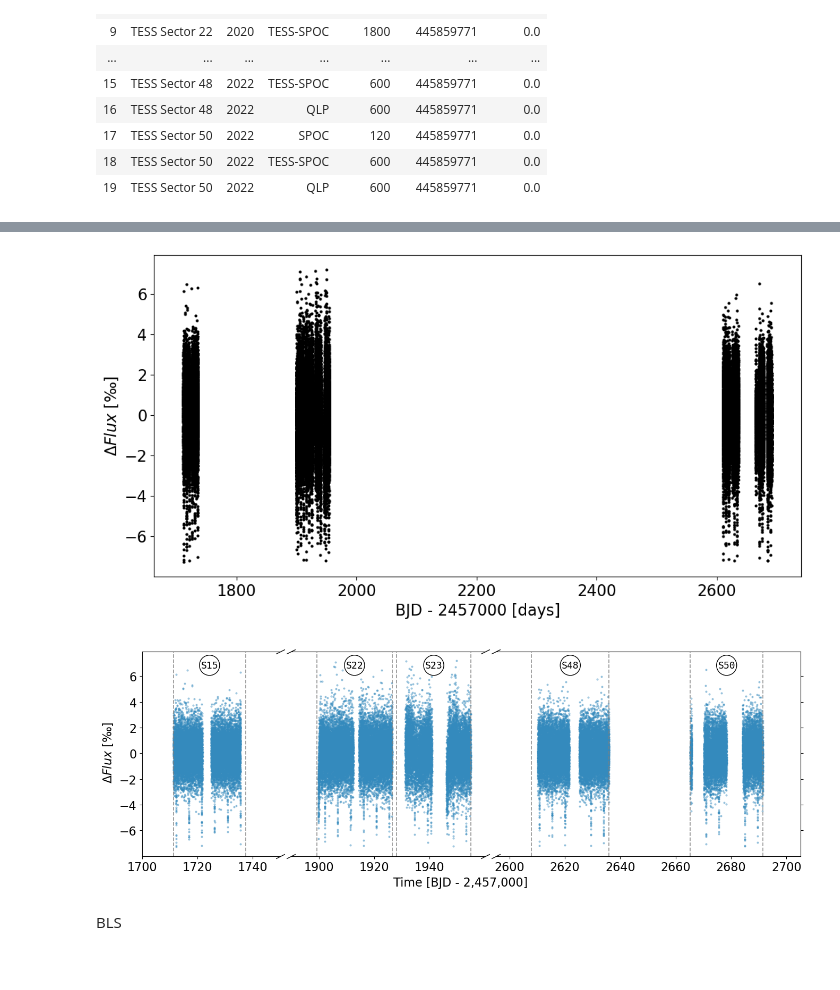
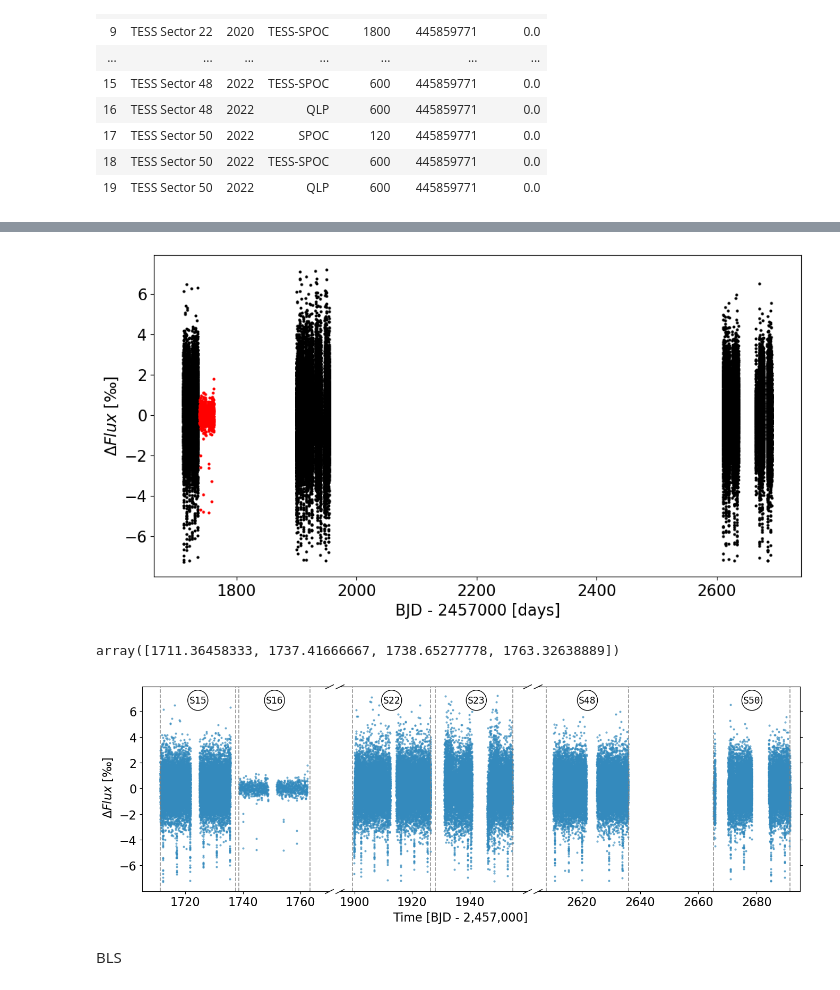
Before and after one commit to juanserrano90/toi1199-1273, a Jupyter notebook: joint_1273_glcs_1radio_conK.ipynb, the cells around one changed output, grey strips where cells are left out. Drawn from its saved outputs; the diff is of its cells as text; code cells hidden in the pictures.

```diff
--- a/joint_1273_glcs_1radio_conK.ipynb
+++ b/joint_1273_glcs_1radio_conK.ipynb
@@ -37,7 +37,7 @@ plt.rcParams.update({'font.size': 16})
 # %%
 #sectors times, 15-22-23-48-50
 from astropy.time import Time
-sectors = ['2019-08-15T20:45:00','2019-09-10T22:00:00','2020-02-19T19:20:00','2020-03-18T00:00:00',
+sectors = ['2019-08-15T20:45:00','2019-09-10T22:00:00','2019-09-12T03:40:00','2019-10-06T19:50:00','2020-02-19T19:20:00','2020-03-18T00:00:00',
 '2020-03-19T14:30:00','2020-04-15T09:10:00','2022-01-28T10:25:00','2022-02-25T11:50:00','2022-03-26T18:30:00','2022-04-22T00:25:00']
 sectors_times = Time(sectors, format='fits')
 sectors_times_btjd = sectors_times.jd-2457000
@@ -96,0 +113,2 @@ SearchResult containing 20 data products.
+# %%
+lc_file_long = lk.search_lightcurve('TIC 445859771', exptime=1800, author='TESS-SPOC', sector=16).download_all(flux_column="pdcsap_flux")
@@ -100,9 +124,18 @@ lc = lc_file.stitch().remove_nans().normalize().remove_outliers()
 time = lc.time.value
 flux = lc.flux
 
+lc_long = lc_file_long.stitch().remove_nans().normalize()
+time_long = lc_long.time.value
+flux_long = lc_long.flux
+
+
 with fits.open(lc_file[0].filename) as hdu:
     hdr = hdu[1].header
+with fits.open(lc_file_long[0].filename) as hdu:
+    hdr_long = hdu[1].header
 
+texp_long = hdr_long["FRAMETIM"] * hdr_long["NUM_FRM"]
+texp_long /= 60.0 * 60.0 * 24.0
 texp = hdr["FRAMETIM"] * hdr["NUM_FRM"]
 texp /= 60.0 * 60.0 * 24.0
 
@@ -111,25 +144,34 @@ x_ = np.ascontiguousarray(time - ref_time, dtype=np.float64)
 y_ = np.ascontiguousarray(1e3 * (flux - 1.0), dtype=np.float64) # Here we convert flux to ppt
 yerr_ = np.ascontiguousarray(1e3 * lc.flux_err, dtype=np.float64)
 
+xlong_ = np.ascontiguousarray(time_long - ref_time, dtype=np.float64)
+ylong_ = np.ascontiguousarray(1e3 * (flux_long - 1.0), dtype=np.float64) # Here we convert flux to ppt
+yerrlong_ = np.ascontiguousarray(1e3 * lc_long.flux_err, dtype=np.float64)
+
 plt.figure(figsize=(12, 6))
 plt.plot(time, y_, "o", color='black',markersize=2)
+plt.plot(time_long, ylong_, "o", color='red',markersize=2)
 #plt.errorbar(time, (flux-1.0)*1e3, yerr=lc.flux_err*1e3, color='k', fmt='o', ms=2)
 plt.xlabel("BJD - 2457000 [days]")
 plt.ylabel(u'$\Delta Flux$ [‰]')
 plt.show()
 #plt.savefig('tessdata_1199.png',dpi=300,bbox_inches='tight')
 # %% [output]
-[figure, old version]
+[figure, new version]
+# %%
+sectors_times_btjd[:4]
+# %% [output]
+array([1711.36458333, 1737.41666667, 1738.65277778, 1763.32638889])
 # %%
-fig, (ax1, ax2, ax3) = plt.subplots(1,3, sharey=True, figsize=(16,5), gridspec_kw={'width_ratios': [1, 1.4, 2.2]})
+fig, (ax1, ax2, ax3) = plt.subplots(1,3, sharey=True, figsize=(16,5), gridspec_kw={'width_ratios': [1, 1, 1.4]})
 fig.subplots_adjust(wspace=0.05)
-ax1.plot(time, y_, "o", color='#348ABD', markersize=2, alpha=0.4)
-ax2.plot(time, y_, "o", color='#348ABD', markersize=2, alpha=0.4)
-ax3.plot(time, y_, "o", color='#348ABD', markersize=2, alpha=0.4)
-off=15
-ax1.set_xlim(1700, 1750)
-ax2.set_xlim(1890, 1960)
-ax3.set_xlim(2595, 2705)
+ax1.plot(time, y_, "o", color='#348ABD', markersize=2, alpha=0.6)
+ax1.plot(time_long, ylong_, "o", color='#348ABD', markersize=2, alpha=0.6)
+ax2.plot(time, y_, "o", color='#348ABD', markersize=2, alpha=0.6)
+ax3.plot(time, y_, "o", color='#348ABD', markersize=2, alpha=0.6)
+ax1.set_xlim(1705, 1770)
+ax2.set_xlim(1895, 1960)
+ax3.set_xlim(2605, 2695)
 ax2.set_xticks([1900, 1920, 1940])
 ax1.spines.right.set_visible(False)
 ax2.spines.right.set_visible(False)
@@ -140,45 +182,48 @@ ax1.yaxis.tick_left()
 ax2.yaxis.tick_right()
 ax3.yaxis.tick_right()
 ax1.tick_params(labelright=False)
-ax2.tick_params(axis='y', which='both', left=False, right=False, labelright=False)
-ax2.tick_params(labelleft=False)
+ax2.tick_params(axis='y', which='both', left=False, right=False, labelright=False, labelleft=False)
 ax3.tick_params(labelleft=False)
 
 d = .5
-kwargs = dict(marker=[(-1, -d), (1, d)], markersize=12, linestyle="none", color='k', mec='k', mew=1, clip_on=False)
+kwargs = dict(marker=[(-1, -d), (1, d)], markersize=12,
+              linestyle="none", color='k', mec='k', mew=1, clip_on=False)
 
 ax1.plot([1, 1], [0, 1], transform=ax1.transAxes, **kwargs)
 ax2.plot([0, 0], [1, 0], transform=ax2.transAxes, **kwargs)
 ax2.plot([1, 1], [0, 1], transform=ax2.transAxes, **kwargs)
 ax3.plot([0, 0], [1, 0], transform=ax3.transAxes, **kwargs)
-for i in sectors_times_btjd[:2]:
+for i in sectors_times_btjd[:4]:
     ax1.axvline(x=i, color='gray', linestyle='--', linewidth=1.3, alpha=0.8)
-for i in sectors_times_btjd[2:6]:
+for i in sectors_times_btjd[4:8]:
     ax2.axvline(x=i, color='gray', linestyle='--', linewidth=1.3, alpha=0.8)
-for i in sectors_times_btjd[6:]:
+for i in sectors_times_btjd[8:]:
     ax3.axvline(x=i, color='gray', linestyle='--', linewidth=1.3, alpha=0.8)
 ax1.text(sectors_times_btjd[0]+(sectors_times_btjd[1]-sectors_times_btjd[0])/2, 6.85,
     "S15", ha="center", va="center", size=13, fontfamily='monospace',
     bbox=dict(boxstyle="circle,pad=0.15", fc='white', lw=1))
-ax2.text(sectors_times_btjd[2]+(sectors_times_btjd[3]-sectors_times_btjd[2])/2, 6.85,
+ax1.text(sectors_times_btjd[2]+(sectors_times_btjd[3]-sectors_times_btjd[2])/2, 6.85,
+    "S16", ha="center", va="center", size=13, fontfamily='monospace',
+    bbox=dict(boxstyle="circle,pad=0.15", fc='white', lw=1))
+ax2.text(sectors_times_btjd[4]+(sectors_times_btjd[5]-sectors_times_btjd[4])/2, 6.85,
     "S22", ha="center", va="center", size=13, fontfamily='monospace',
     bbox=dict(boxstyle="circle,pad=0.15", fc='white', lw=1))
-ax2.text(sectors_times_btjd[4]+(sectors_times_btjd[5]-sectors_times_btjd[4])/2, 6.85,
+ax2.text(sectors_times_btjd[6]+(sectors_times_btjd[7]-sectors_times_btjd[5])/2, 6.85,
     "S23", ha="center", va="center", size=13, fontfamily='monospace',
     bbox=dict(boxstyle="circle,pad=0.15", fc='white', lw=1))
-ax3.text(sectors_times_btjd[6]+(sectors_times_btjd[7]-sectors_times_btjd[6])/2, 6.85,
+ax3.text(sectors_times_btjd[8]+(sectors_times_btjd[9]-sectors_times_btjd[8])/2, 6.85,
     "S48", ha="center", va="center", size=13, fontfamily='monospace',
     bbox=dict(boxstyle="circle,pad=0.15", fc='white', lw=1))
-ax3.text(sectors_times_btjd[8]+(sectors_times_btjd[9]-sectors_times_btjd[8])/2, 6.85,
+ax3.text(sectors_times_btjd[10]+(sectors_times_btjd[11]-sectors_times_btjd[10])/2, 6.85,
     "S50", ha="center", va="center", size=13, fontfamily='monospace',
     bbox=dict(boxstyle="circle,pad=0.15", fc='white', lw=1))
 
 fig.text(0.5, 0.01, "Time [BJD - 2,457,000]", ha='center', va='center')
 fig.text(0.085, 0.5, u'$\Delta Flux$ [‰]', ha='center', va='center', rotation='vertical')
 #plt.savefig('tessdata_1273.png',dpi=300,bbox_inches='tight', facecolor='white')
 plt.show()
 # %% [output]
-[figure, old version]
+[figure, new version]
 # %% [markdown]
 BLS
 # %%
```
Also changed, not shown: parts of 17 cells of this notebook, 9 other files.
